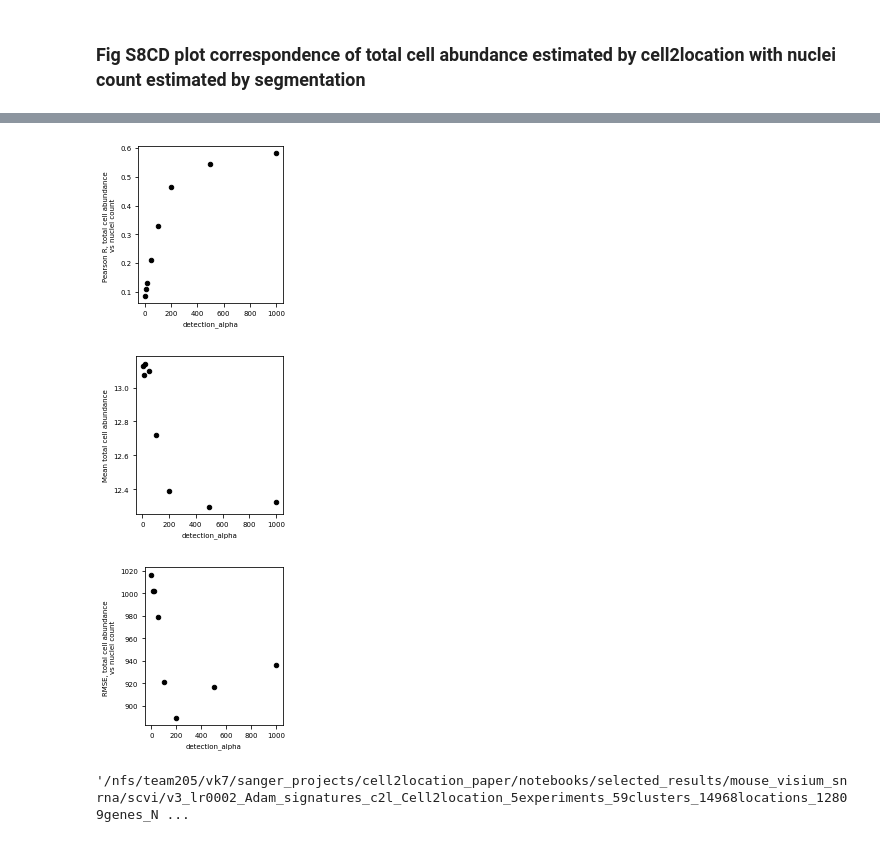
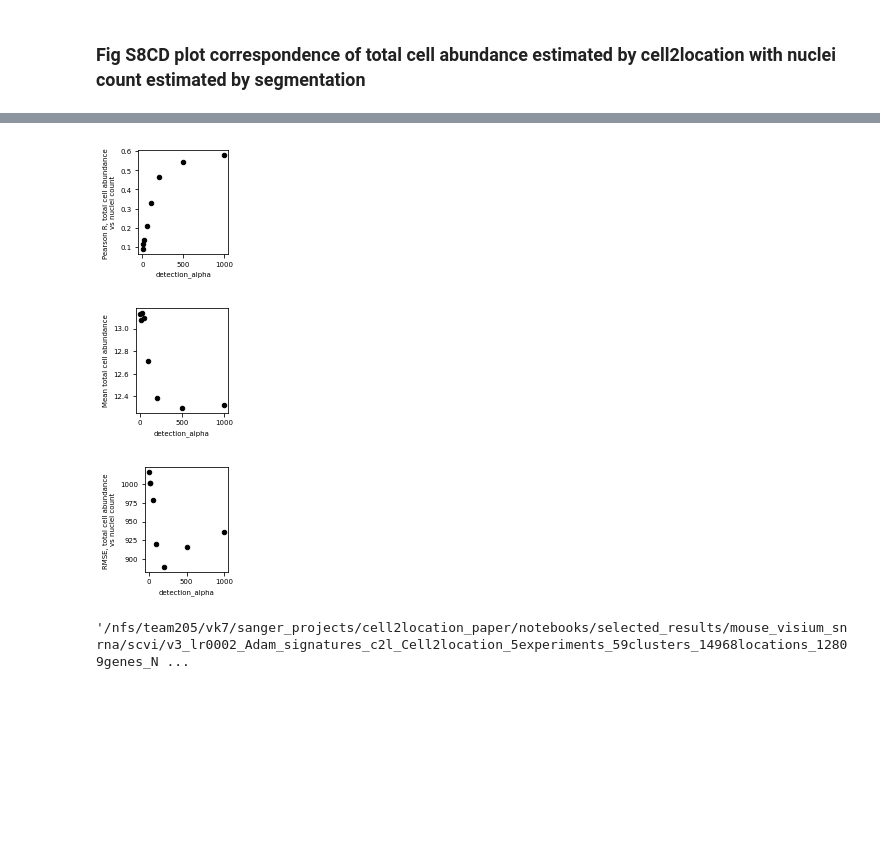
Before and after one commit to vitkl/cell2location_paper, a Jupyter notebook: notebooks/mouse_brain_visium/analysis_2_signatures_3_cell2location_mapping_revision_model_scVI_testing_normalisation.ipynb, the cells around one changed output, grey strips where cells are left out. Saved outputs shown, nothing was run; the diff lists cells and outputs as text; code cells hidden in the pictures; blank space fills up the shorter version.

```diff
--- a/notebooks/mouse_brain_visium/analysis_2_signatures_3_cell2location_mapping_revision_model_scVI_testing_normalisation.ipynb
+++ b/notebooks/mouse_brain_visium/analysis_2_signatures_3_cell2location_mapping_revision_model_scVI_testing_normalisation.ipynb
@@ -657,5 +657,5 @@ with matplotlib.rc_context({'figure.figsize': (2.73, 2.73), 'font.size': 7}):
 # %%
-with matplotlib.rc_context({'figure.figsize': (2.73, 2.73), 'font.size': 7}):
+with matplotlib.rc_context({'figure.figsize': (2., 2.), 'font.size': 7}):
     nuclei_r_df = pd.DataFrame([np.corrcoef(df['nuclei_count'],
                                             df['total_w_sf'])[0, 1]
                                 for df in dfs],
@@ -678,36 +678,36 @@ with matplotlib.rc_context({'figure.figsize': (2.73, 2.73), 'font.size': 7}):
                                index=test_alpha_names,
                                columns=['mean_total_w_sf'])
 
     nuclei_r_df['alpha'] = [sub('alphatest', '', i) for i in nuclei_r_df.index]
     nuclei_r_df['alpha'] = nuclei_r_df['alpha'].astype('float32')
     nuclei_r_df
     plt.scatter(nuclei_r_df['alpha'], nuclei_r_df['mean_total_w_sf'], s=20, color='black');
     plt.xlabel('detection_alpha');
     plt.ylabel('Mean total cell abundance');
     plt.tight_layout()
     plt.savefig(f'{fig_path}detection_alpha_VS_mean_total_w_sf.pdf',
                 bbox_inches='tight', facecolor='white')
     plt.show()
 
     nuclei_r_df = pd.DataFrame([np.linalg.norm(df['nuclei_count'] - df['total_w_sf'])
                                 for df in dfs],
                                index=test_alpha_names,
                                columns=['RMSE'])
 
     nuclei_r_df['alpha'] = [sub('alphatest', '', i) for i in nuclei_r_df.index]
     nuclei_r_df['alpha'] = nuclei_r_df['alpha'].astype('float32')
     nuclei_r_df
     plt.scatter(nuclei_r_df['alpha'], nuclei_r_df['RMSE'], s=20, color='black');
     plt.xlabel('detection_alpha');
     plt.ylabel('RMSE, total cell abundance \nvs nuclei count');
     plt.tight_layout()
     plt.savefig(f'{fig_path}detection_alpha_VS_RMSE.pdf',
                 bbox_inches='tight', facecolor='white')
     plt.show()
 # %% [output]
-[figure, old version]
+[figure, new version]
-[figure, old version]
+[figure, new version]
-[figure, old version]
+[figure, new version]
 # %%
 # %% [output]
 '/nfs/team205/vk7/sanger_projects/cell2location_paper/notebooks/selected_results/mouse_visium_snrna/scvi/v3_lr0002_Adam_signatures_c2l_Cell2location_5experiments_59clusters_14968locations_12809genes_N ...
```
Also changed, not shown: parts of 1 cell of this notebook, 5 other files.
